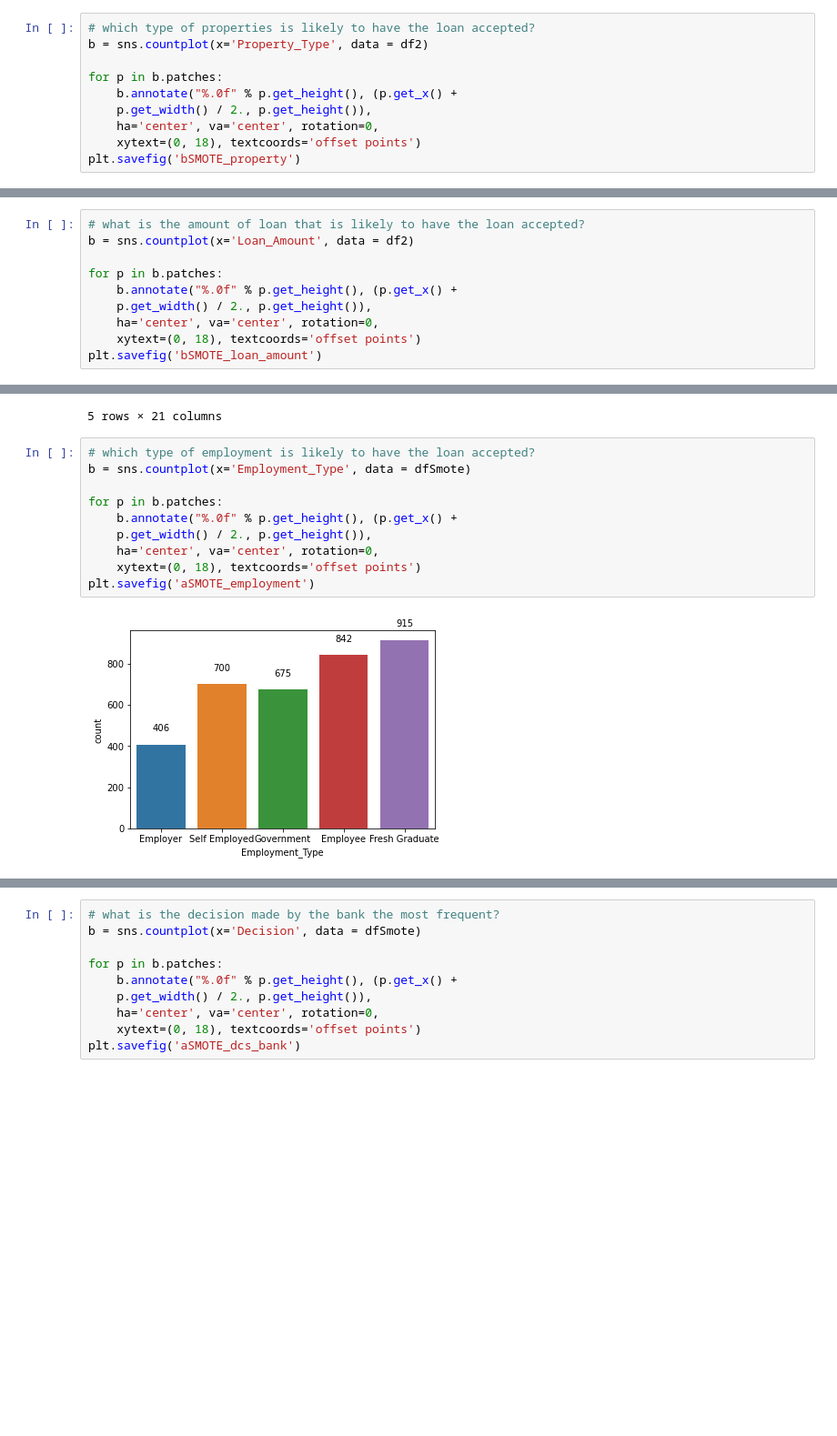
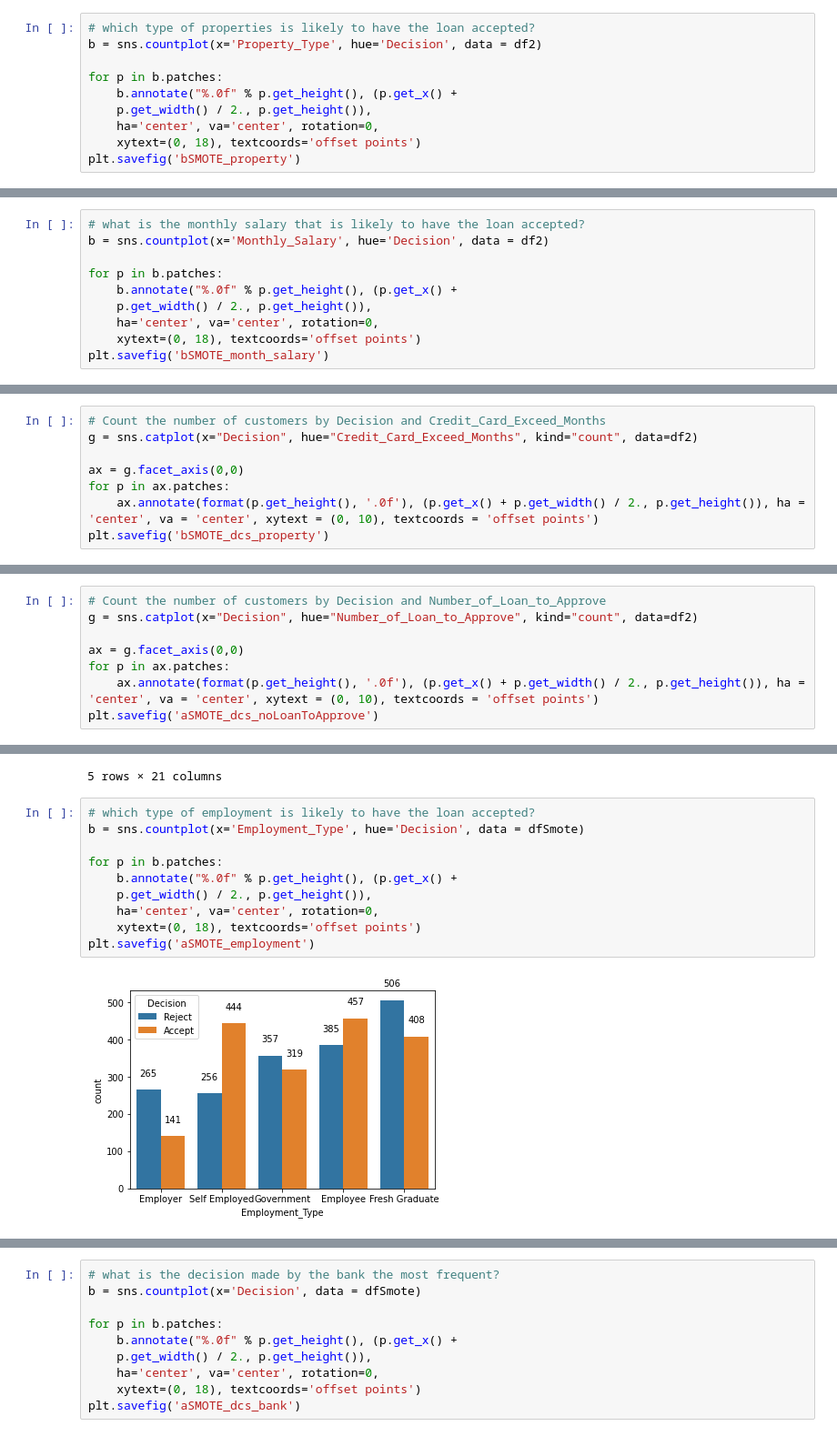
Before and after one commit to wkyg/DataMining, a Jupyter notebook: Project/Project.ipynb, the cells around one changed output, grey strips where cells are left out. Shown at 91% size. Saved outputs shown, nothing was run; the diff lists cells and outputs as text; blank space fills up the shorter version.

```diff
--- a/Project/Project.ipynb
+++ b/Project/Project.ipynb
@@ -202,6 +206,6 @@ plt.savefig('bSMOTE_ccard_type')
 # %%
 # which type of properties is likely to have the loan accepted?
-b = sns.countplot(x='Property_Type', data = df2)
+b = sns.countplot(x='Property_Type', hue='Decision', data = df2)
 
 for p in b.patches:
     b.annotate("%.0f" % p.get_height(), (p.get_x() +
@@ -214,11 +218,11 @@ plt.savefig('bSMOTE_property')
 # %%
-# what is the amount of loan that is likely to have the loan accepted?
-b = sns.countplot(x='Loan_Amount', data = df2)
+# what is the monthly salary that is likely to have the loan accepted?
+b = sns.countplot(x='Monthly_Salary', hue='Decision', data = df2)
 
 for p in b.patches:
     b.annotate("%.0f" % p.get_height(), (p.get_x() +
     p.get_width() / 2., p.get_height()),
     ha='center', va='center', rotation=0,
     xytext=(0, 18), textcoords='offset points')
-plt.savefig('bSMOTE_loan_amount')
+plt.savefig('bSMOTE_month_salary')
 # %% [output]
@@ -247,0 +240,8 @@ plt.savefig('bSMOTE_dcs_employment')
+# %%
+# Count the number of customers by Decision and Credit_Card_Exceed_Months
+g = sns.catplot(x="Decision", hue="Credit_Card_Exceed_Months", kind="count", data=df2)
+
+ax = g.facet_axis(0,0)
+for p in ax.patches:
+    ax.annotate(format(p.get_height(), '.0f'), (p.get_x() + p.get_width() / 2., p.get_height()), ha = 'center', va = 'center', xytext = (0, 10), textcoords = 'offset points')
+plt.savefig('bSMOTE_dcs_property')
@@ -277,0 +270,8 @@ plt.savefig('bSMOTE_dcs_monthly_salary')
+# %%
+# Count the number of customers by Decision and Number_of_Loan_to_Approve
+g = sns.catplot(x="Decision", hue="Number_of_Loan_to_Approve", kind="count", data=df2)
+
+ax = g.facet_axis(0,0)
+for p in ax.patches:
+    ax.annotate(format(p.get_height(), '.0f'), (p.get_x() + p.get_width() / 2., p.get_height()), ha = 'center', va = 'center', xytext = (0, 10), textcoords = 'offset points')
+plt.savefig('aSMOTE_dcs_noLoanToApprove')
@@ -317,15 +326,15 @@ dfSmote.head()
 5 rows × 21 columns
 # %%
 # which type of employment is likely to have the loan accepted?
-b = sns.countplot(x='Employment_Type', data = dfSmote)
+b = sns.countplot(x='Employment_Type', hue='Decision', data = dfSmote)
 
 for p in b.patches:
     b.annotate("%.0f" % p.get_height(), (p.get_x() +
     p.get_width() / 2., p.get_height()),
     ha='center', va='center', rotation=0,
     xytext=(0, 18), textcoords='offset points')
 plt.savefig('aSMOTE_employment')
 # %% [output]
-[figure, old version]
+[figure, new version]
 # %%
 # which type of credit card user is likely to have the loan accepted?
```
Also changed, not shown: parts of 34 cells of this notebook, 27 other files.
